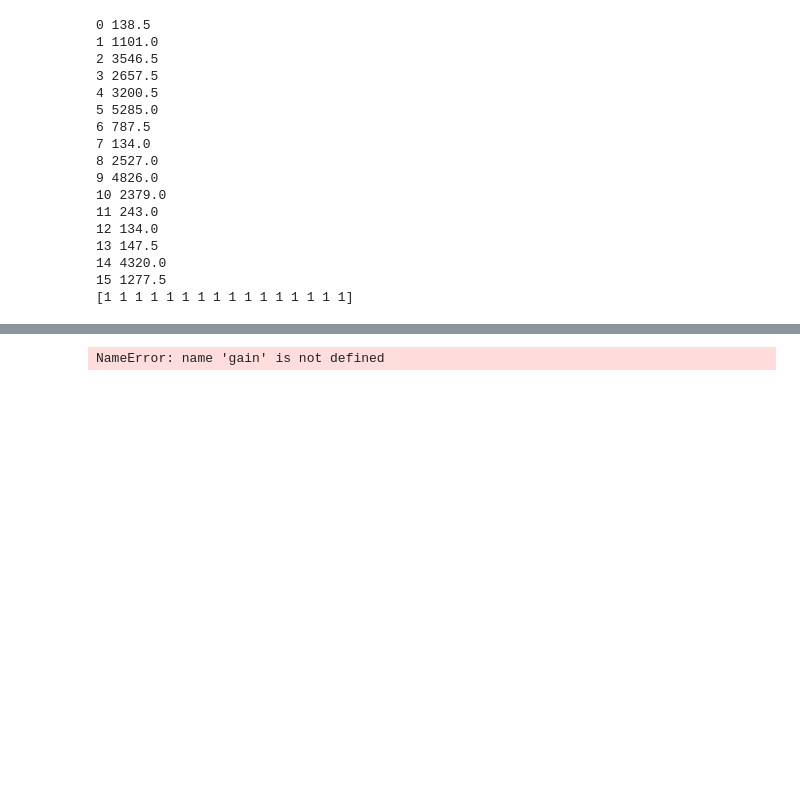
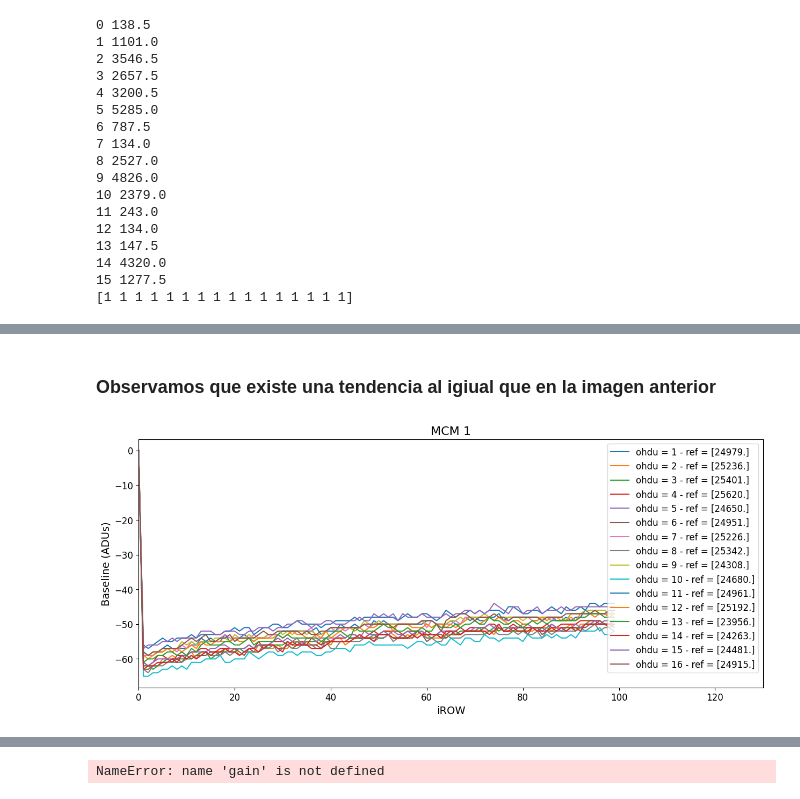
Before and after one commit to LabDet-Crio/BenchTest, a Jupyter notebook: crio_libs/AnaMCM_CONNIE.ipynb, the cells around one changed output, grey strips where cells are left out. Saved outputs shown, nothing was run; the diff lists cells and outputs as text; code cells hidden in the pictures; blank space fills up the shorter version.

```diff
--- a/crio_libs/AnaMCM_CONNIE.ipynb
+++ b/crio_libs/AnaMCM_CONNIE.ipynb
@@ -301,0 +307,11 @@ nrow=plt.hist(hmb[1].data[overscan_mask].flatten(),bins=100,range=(-100,100))
+# %%
+fileFits=fits.open('/home/oem/datosFits/mcm_data/ansamp/MCM1_Demuxed_barrido_ANSAMP_exp_1s_ignorando_2muestras_ANSAMP1_18.fits')
+dataCopy=np.copy(fileFits)
+# %% [markdown]
+### Observamos que existe una tendencia al igiual que en la imagen anterior
+# %%
+#np.median(fileFits[1].data)
+#ana.histoFit(fileFits,1,active_mask,range=(24750,25250),porDefecto=[24900,15,1500, 50, 100])
+mediana=ana.Baseline(fileFits, active_mask, 1, nCCDs, doPlot=True,pdfname='None.pdf')
+# %% [output]
+[figure, added]
```
Also changed, not shown: parts of 14 cells of this notebook.
